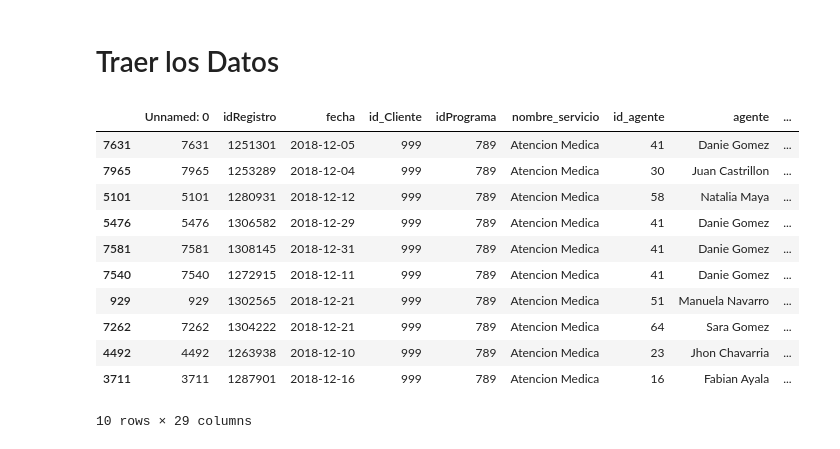
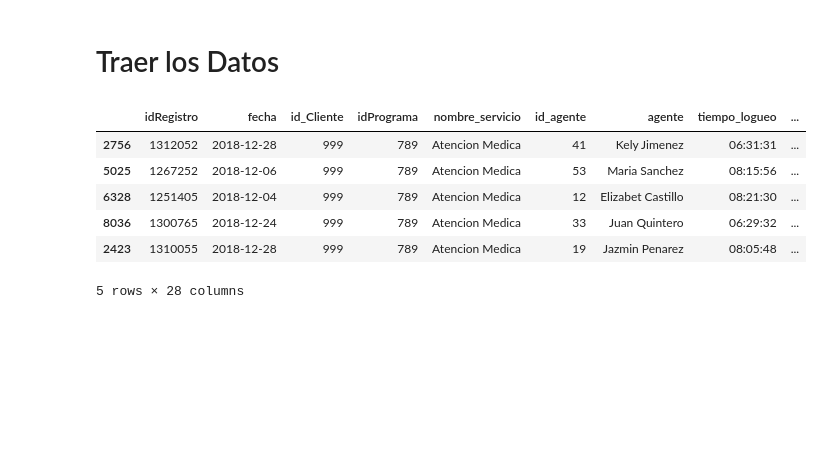
Before and after one commit to r2x4/consolidado_practice, a Jupyter notebook: consolidado_practice.ipynb, the cells around one changed output. Saved outputs shown, nothing was run; the diff lists cells and outputs as text; code cells hidden in the pictures; blank space fills up the shorter version.

```diff
--- a/consolidado_practice.ipynb
+++ b/consolidado_practice.ipynb
@@ -5,19 +5,14 @@
 # %%
 import pandas as pd
 # %%
-datos = pd.read_csv('/content/datos.csv')
+datos = pd.read_excel('/content/BD_Consolidado.xls')
 # %%
-datos.sample(10)
+datos.sample(5)
 # %% [output]
-|  | Unnamed: 0 | idRegistro | fecha | id_Cliente | idPrograma | nombre_servicio | id_agente | agente | ... |
-| 7631 | 7631 | 1251301 | 2018-12-05 | 999 | 789 | Atencion Medica | 41 | Danie Gomez | ... |
-| 7965 | 7965 | 1253289 | 2018-12-04 | 999 | 789 | Atencion Medica | 30 | Juan Castrillon | ... |
-| 5101 | 5101 | 1280931 | 2018-12-12 | 999 | 789 | Atencion Medica | 58 | Natalia Maya | ... |
-| 5476 | 5476 | 1306582 | 2018-12-29 | 999 | 789 | Atencion Medica | 41 | Danie Gomez | ... |
-| 7581 | 7581 | 1308145 | 2018-12-31 | 999 | 789 | Atencion Medica | 41 | Danie Gomez | ... |
-| 7540 | 7540 | 1272915 | 2018-12-11 | 999 | 789 | Atencion Medica | 41 | Danie Gomez | ... |
-| 929 | 929 | 1302565 | 2018-12-21 | 999 | 789 | Atencion Medica | 51 | Manuela Navarro | ... |
-| 7262 | 7262 | 1304222 | 2018-12-21 | 999 | 789 | Atencion Medica | 64 | Sara Gomez | ... |
-| 4492 | 4492 | 1263938 | 2018-12-10 | 999 | 789 | Atencion Medica | 23 | Jhon Chavarria | ... |
-| 3711 | 3711 | 1287901 | 2018-12-16 | 999 | 789 | Atencion Medica | 16 | Fabian Ayala | ... |
+|  | idRegistro | fecha | id_Cliente | idPrograma | nombre_servicio | id_agente | agente | tiempo_logueo | ... |
+| 2756 | 1312052 | 2018-12-28 | 999 | 789 | Atencion Medica | 41 | Kely Jimenez | 06:31:31 | ... |
+| 5025 | 1267252 | 2018-12-06 | 999 | 789 | Atencion Medica | 53 | Maria Sanchez | 08:15:56 | ... |
+| 6328 | 1251405 | 2018-12-04 | 999 | 789 | Atencion Medica | 12 | Elizabet Castillo | 08:21:30 | ... |
+| 8036 | 1300765 | 2018-12-24 | 999 | 789 | Atencion Medica | 33 | Juan Quintero | 06:29:32 | ... |
+| 2423 | 1310055 | 2018-12-28 | 999 | 789 | Atencion Medica | 19 | Jazmin Penarez | 08:05:48 | ... |
-10 rows × 29 columns
+5 rows × 28 columns
```
Also changed, not shown: parts of 13 cells of this notebook.
